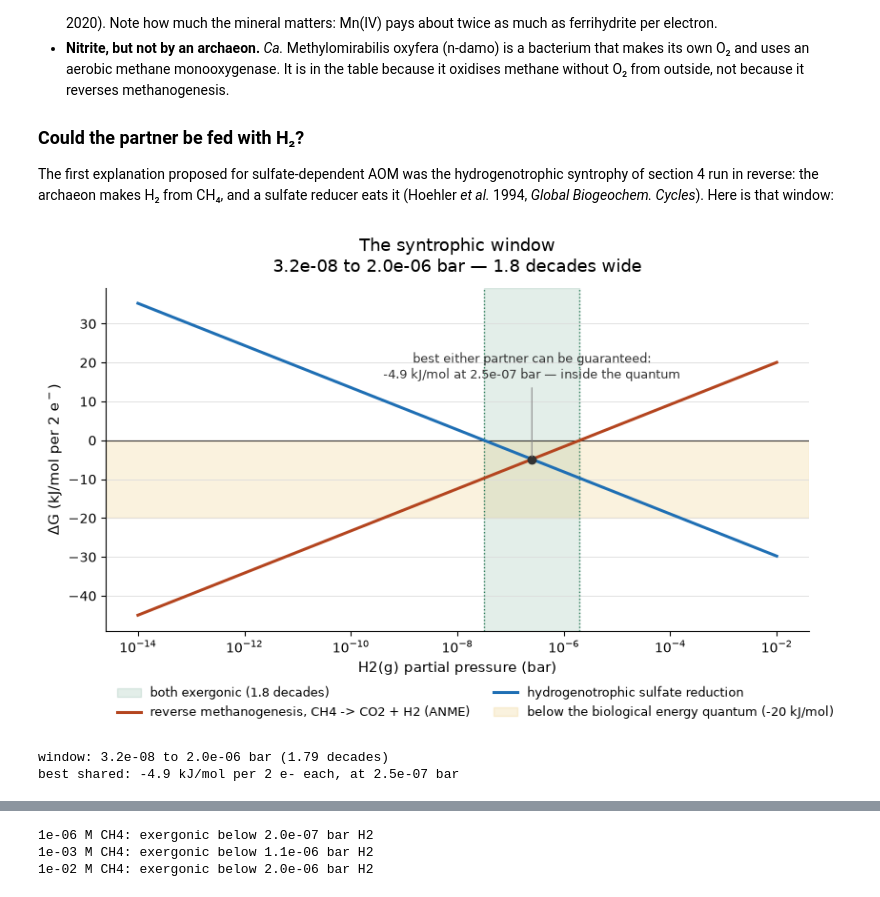
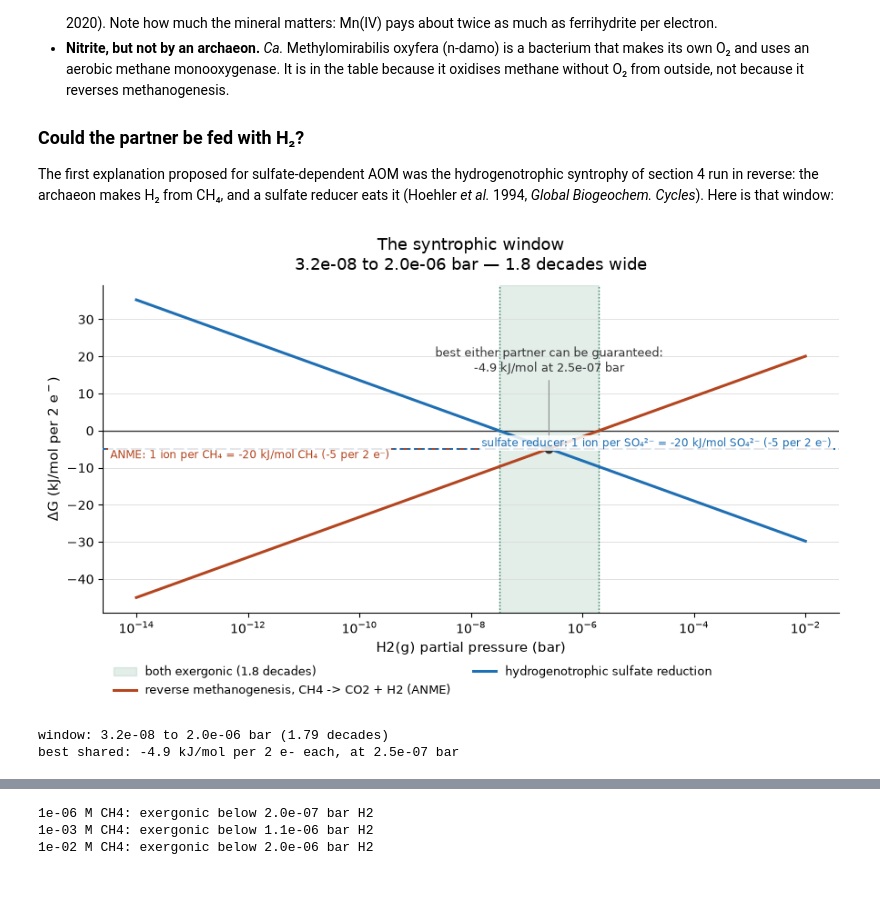
Before and after one commit to JamesRH/microbial_thermo, a Jupyter notebook: notebooks/13_methanogenesis.ipynb, the cells around one changed output, grey strips where cells are left out. Drawn from its saved outputs; the diff is of its cells as text; code cells hidden in the pictures.

```diff
--- a/notebooks/13_methanogenesis.ipynb
+++ b/notebooks/13_methanogenesis.ipynb
@@ -349,7 +351,7 @@ columns, because there are two common conventions for methane and CO₂:
 
 Everything is per mole of CH₄ made.
 # %%
-def pathway(donor, acceptor, gas):
+def pathway(donor, acceptor, gas, conditions=standard):
     """One methanogenic reaction per mole of CH4, in either convention.
 
     ``donor`` and ``acceptor`` are (reduced, oxidized) couples written with
@@ -369,7 +371,7 @@ def pathway(donor, acceptor, gas):
         return Couple.make(reduced, oxidized, key_element="C" if has_carbon else None)
 
     return mt.Reaction.from_couples(
-        donor=couple(donor), acceptor=couple(acceptor), conditions=standard, normalize_to=ch4
+        donor=couple(donor), acceptor=couple(acceptor), conditions=conditions, normalize_to=ch4
     )
 
 
@@ -420,0 +443,21 @@ delta_g_table
+# %%
+LOW_H2 = 1e-7  # bar
+low_h2 = mt.Conditions(temperature_c=25.0, pH=7.0, partial_pressures={"H2(g)": LOW_H2})
+
+rows = []
+for (group, substrate), (donor, acceptor) in pathways.items():
+    dissolved = pathway(donor, acceptor, gas=False, conditions=low_h2)
+    gaseous = pathway(donor, acceptor, gas=True, conditions=low_h2)
+    rows.append(
+        {
+            "type": group,
+            "substrate": substrate,
+            "ΔG' solutes 1 M (kJ/mol CH4)": round(dissolved.delta_G.magnitude, 1),
+            "ΔG' gases 1 bar (kJ/mol CH4)": round(gaseous.delta_G.magnitude, 1),
+            "change from ΔG°' (kJ/mol CH4)": round(
+                dissolved.delta_G.magnitude - dissolved.delta_G_standard_prime.magnitude, 1
+            ),
+        }
+    )
+low_h2_table = pd.DataFrame(rows).set_index(["type", "substrate"])
+low_h2_table
@@ -1011,28 +1203,36 @@ Biogeochem. Cycles*). Here is that window:
 # %%
 reverse = mt.Reaction.from_couples(
     donor=Couple.make("methane", "CO2(aq)", key_element="C"),
     acceptor=("H2(g)", "H+"),
     conditions=seep,
 )
 sulfate_reducer = reaction("hydrogenotrophic_sulfate_reduction", seep)
 
 figure, reverse_window = plot_syntrophy_window(
     reverse,
     sulfate_reducer,
     producer_label="reverse methanogenesis, CH4 -> CO2 + H2 (ANME)",
     consumer_label="hydrogenotrophic sulfate reduction",
     low=1e-14,
     high=1e-2,
     points=121,
+    show_quantum_band=False,
 )
+reverse_floors = floors_for(
+    [
+        (reverse, "Methane(aq)", "CH₄", "ANME", PALETTE["oxidation"]),
+        (sulfate_reducer, "SO4--", "SO₄²⁻", "sulfate reducer", PALETTE["reduction"]),
+    ]
+)
+draw_floors(figure.axes[0], reverse_floors)
 plt.show()
 print(
     f"window: {reverse_window.low:.1e} to {reverse_window.high:.1e} bar ({reverse_window.decades:.2f} decades)"
 )
 pressure, shared = reverse_window.best_shared
 print(f"best shared: {shared:+.1f} kJ/mol per 2 e- each, at {pressure:.1e} bar")
 # %% [output]
-[figure, old version]
+[figure, new version]
 window: 3.2e-08 to 2.0e-06 bar (1.79 decades)
 best shared: -4.9 kJ/mol per 2 e- each, at 2.5e-07 bar
 # %% [markdown]
```
Also changed, not shown: parts of 14 cells of this notebook, 5 other files.
